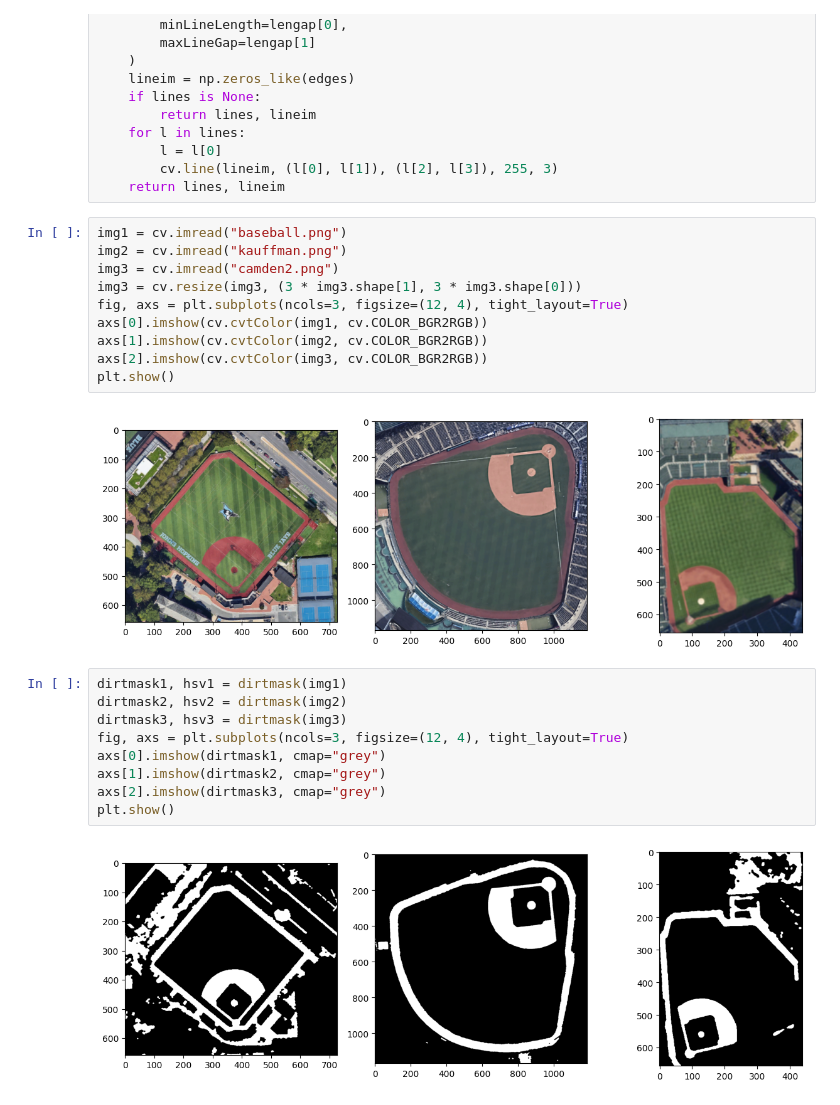
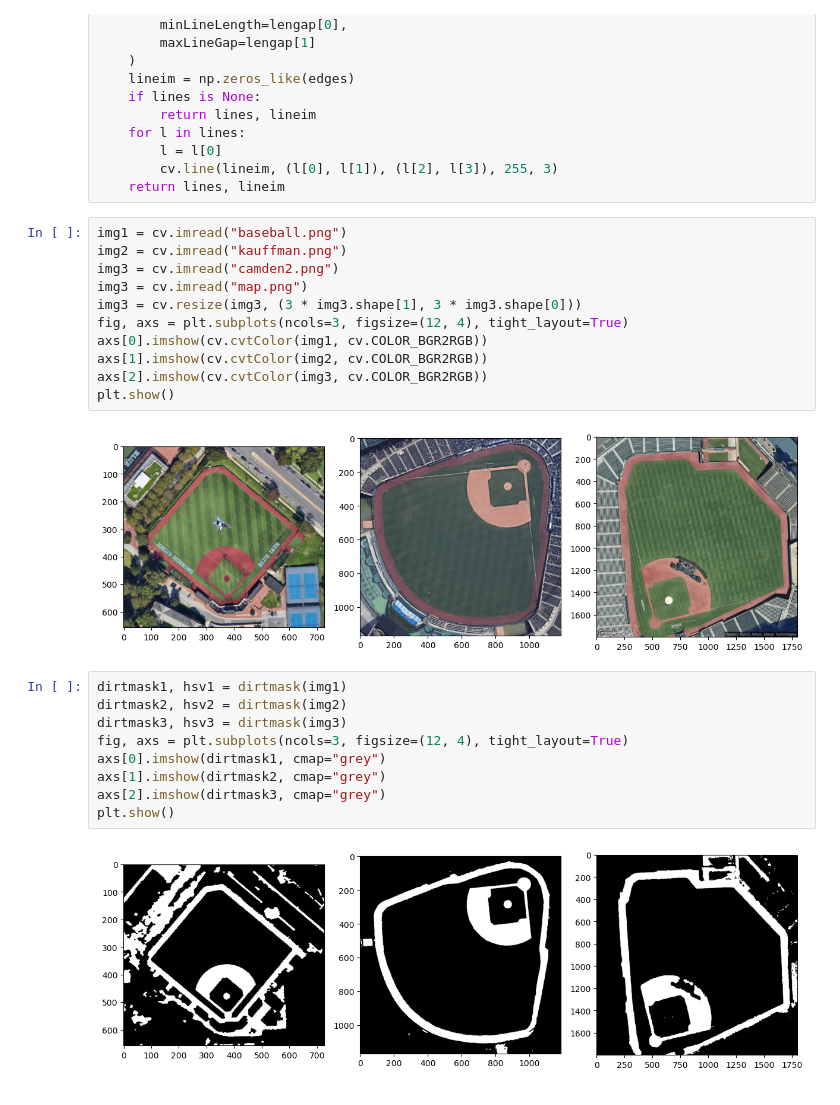
Before and after one commit to awang124/orioles-outfield-estimation, a Jupyter notebook: workspace.ipynb, the cells around one changed output. Drawn from its saved outputs; the diff is of its cells as text.

```diff
--- a/workspace.ipynb
+++ b/workspace.ipynb
@@ -59,15 +71,16 @@ def lines(edges, lengap=(50, 10)):
 # %%
 img1 = cv.imread("baseball.png")
 img2 = cv.imread("kauffman.png")
 img3 = cv.imread("camden2.png")
+img3 = cv.imread("map.png")
 img3 = cv.resize(img3, (3 * img3.shape[1], 3 * img3.shape[0]))
 fig, axs = plt.subplots(ncols=3, figsize=(12, 4), tight_layout=True)
 axs[0].imshow(cv.cvtColor(img1, cv.COLOR_BGR2RGB))
 axs[1].imshow(cv.cvtColor(img2, cv.COLOR_BGR2RGB))
 axs[2].imshow(cv.cvtColor(img3, cv.COLOR_BGR2RGB))
 plt.show()
 # %% [output]
-[figure, old version]
+[figure, new version]
 # %%
 dirtmask1, hsv1 = dirtmask(img1)
 dirtmask2, hsv2 = dirtmask(img2)
@@ -78,7 +91,7 @@ axs[1].imshow(dirtmask2, cmap="grey")
 axs[2].imshow(dirtmask3, cmap="grey")
 plt.show()
 # %% [output]
-[figure, old version]
+[figure, new version]
 # %%
 dirtedge1 = dirtedge(dirtmask1)
 dirtedge2 = dirtedge(dirtmask2)
```
Also changed, not shown: parts of 8 cells of this notebook.
